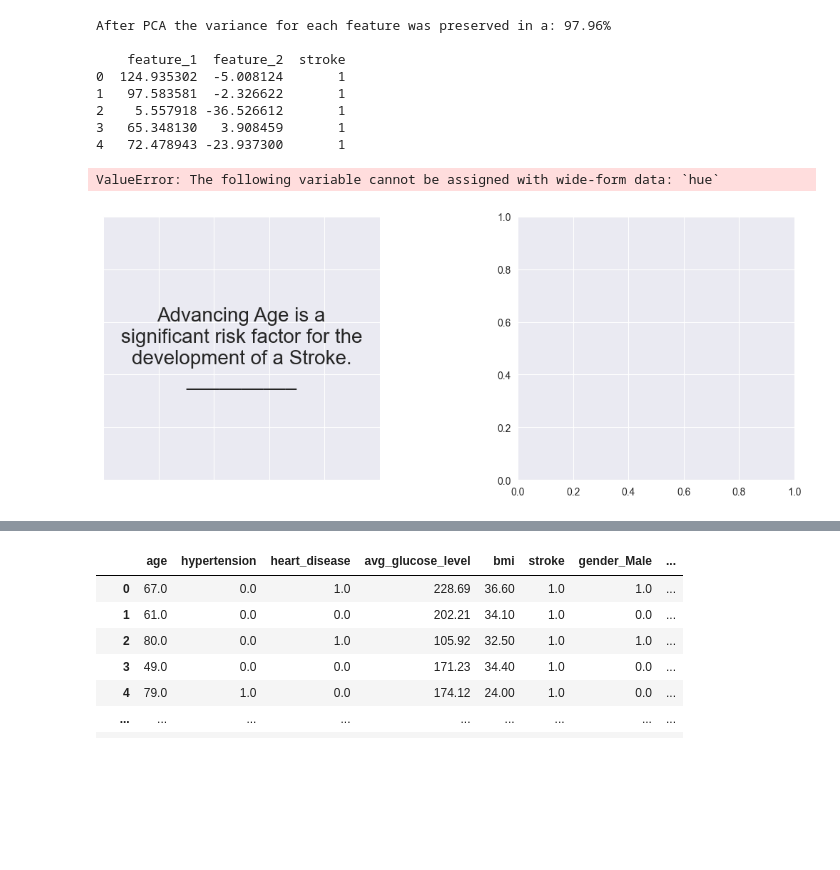
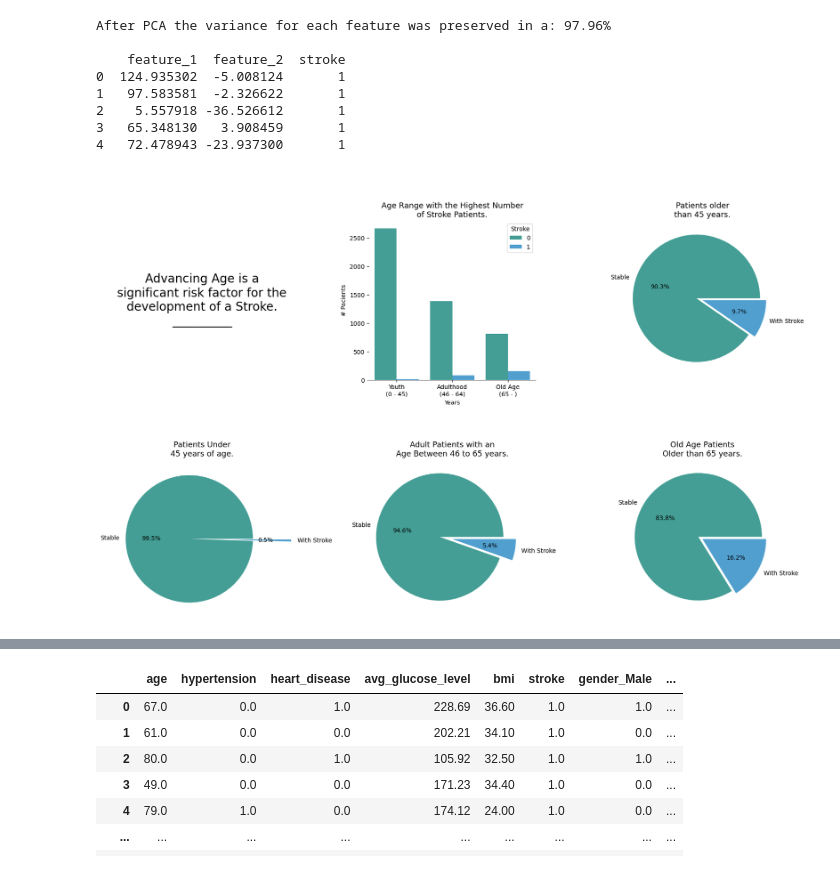
Before and after one commit to kchristian03/alp_ml_2023, a Jupyter notebook: eda-test-1.0.0.ipynb, the cells around one changed output, grey strips where cells are left out. Drawn from its saved outputs; the diff is of its cells as text; code cells hidden in the pictures; blank space fills up the shorter version.

```diff
--- a/eda-test-1.0.0.ipynb
+++ b/eda-test-1.0.0.ipynb
@@ -363,37 +390,36 @@ ax0.set_yticklabels([])
 
 # Plot Age Range.
 ax1 = fig.add_subplot(gs[0,1])
-ax1 = sns.countplot(df_eda['age_range'], hue=df_eda['stroke'], palette=palette)
+ax1 = sns.countplot(x='age_range', hue='stroke', data=df_eda, palette=palette, ax=ax1)
 ax1.set_title(f"\n\n\nAge Range with the Highest Number\nof Stroke Patients.", fontsize=13)
 ax1.legend(title='Stroke')
 ax1.spines[['top', 'right', 'left']].set_visible(False)
 ax1.set_xlabel('Years')
 ax1.set_ylabel('# Pacients')
 
 # Plot Adul Old.
 ax2 = fig.add_subplot(gs[0, 2])
 ax2 = plt.pie(patients_adul_old, labels = ['Stable', 'With Stroke'], autopct='%1.1f%%', explode=[0.1, 0], colors = ['#449E95', '#509FCF'])
 plt.title("Patients older\nthan 45 years.", fontsize=13)
 
 # Plot Youth.
 ax2 = fig.add_subplot(gs[1, 0])
 ax2 = plt.pie(patients_youth, labels = ['Stable', 'With Stroke'], autopct='%1.1f%%', explode=[0.2, 0.4], colors = ['#449E95', '#509FCF'])
 plt.title("Patients Under\n45 years of age.", fontsize=13)
 
 # Plot Adul.
 ax2 = fig.add_subplot(gs[1, 1])
 ax2 = plt.pie(patients_adul, labels = ['Stable', 'With Stroke'], autopct='%1.1f%%', explode=[0.2, 0], colors = ['#449E95', '#509FCF'])
 plt.title("Adult Patients with an\nAge Between 46 to 65 years.", fontsize=13)
 
 # Plot Old.
 ax2 = fig.add_subplot(gs[1, 2])
 ax2 = plt.pie(patients_old, labels = ['Stable', 'With Stroke'], autopct='%1.1f%%', explode=[0.075, 0], colors = ['#449E95', '#509FCF'])
 plt.title("Old Age Patients\nOlder than 65 years.", fontsize=13)
 
 plt.show()
 # %% [output]
-ValueError: The following variable cannot be assigned with wide-form data: `hue`
-[figure, old version]
+[figure, new version]
 # %%
 # DF of Patients categorized by their high BMI
 df_eda['high BMI'] = pd.cut(df_eda['bmi'], bins=[0, 18.5, 24.9, np.inf], include_lowest=True,
```
Also changed, not shown: parts of 25 cells of this notebook, 11 other files.
